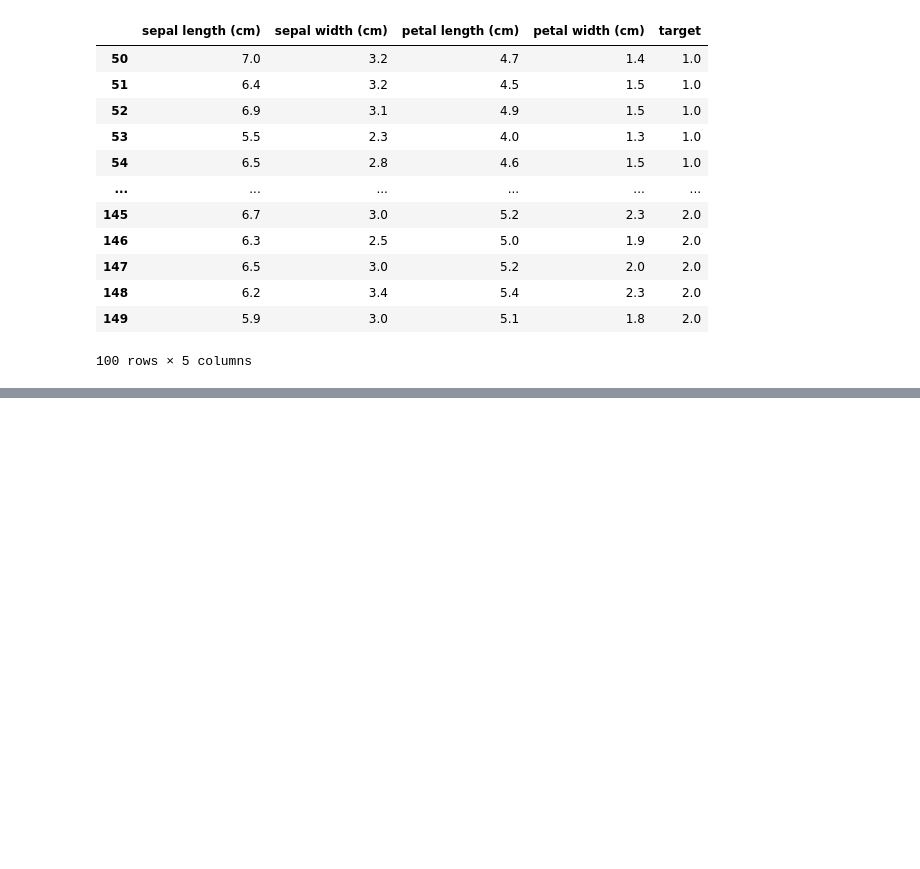
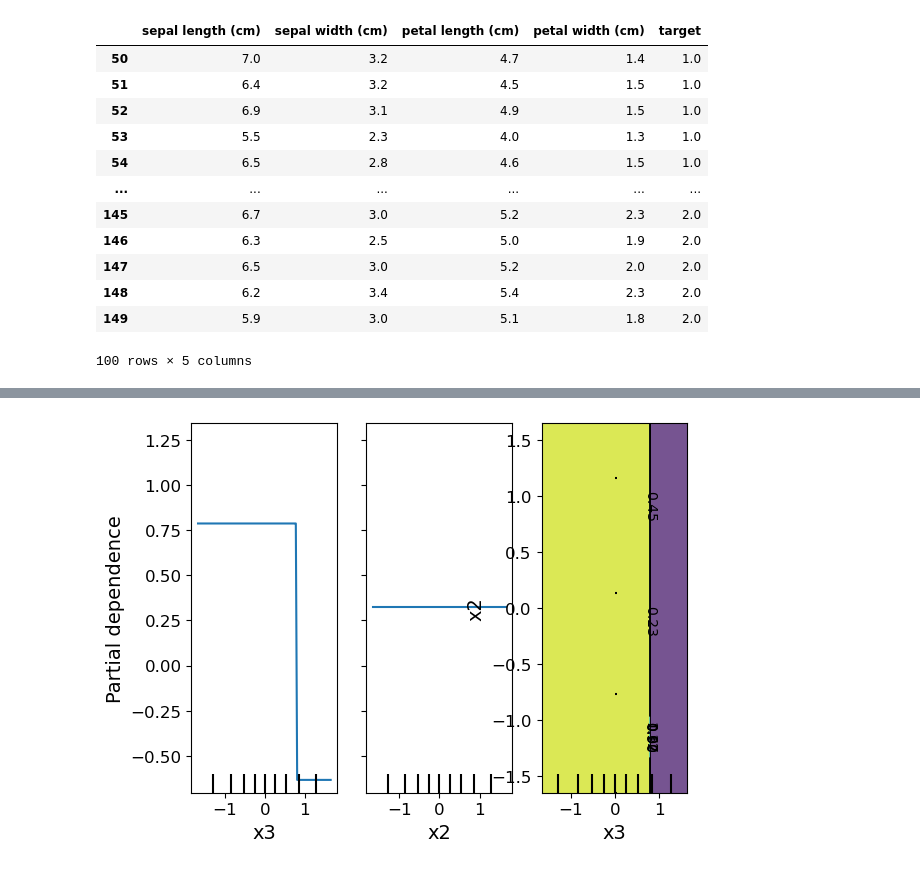
Before and after one commit to communitiesuk/auto-ml-pipeline, a Jupyter notebook: src/modelling/model_runs/classification_pipeline_run.ipynb, the cells around one changed output, grey strips where cells are left out. Drawn from its saved outputs; the diff is of its cells as text; code cells hidden in the pictures; blank space fills up the shorter version.

Commit message:
got basic classification plots working

```diff
--- a/src/modelling/model_runs/classification_pipeline_run.ipynb
+++ b/src/modelling/model_runs/classification_pipeline_run.ipynb
@@ -51,3 +51,19 @@ iris_data
 # see where it breaks, remove those bits of code temporarily and get the core pipeline working
 # build some logic into the broken bits of the code to run differently when a classification task is running, get the code working agian with all bits added back in
 # code the classification logic
+# %%
+from sklearn.ensemble import GradientBoostingClassifier
+from sklearn.inspection import PartialDependenceDisplay
+from sklearn.datasets import make_hastie_10_2
+import matplotlib.pyplot as plt
+
+X, y = make_hastie_10_2(random_state=0)
+
+
+iris = load_iris()
+mc_clf = GradientBoostingClassifier(n_estimators=10,
+    max_depth=1).fit(iris.data, iris.target)
+features = [3, 2, (3, 2)]
+PartialDependenceDisplay.from_estimator(mc_clf, X, features, target=0)
+plt.show()
+# %% [output]
@@ -54,3 +71,4 @@ iris_data
+[figure, added]
 # %%
 # target variables
 target_var_list = ["target"]
```
Also changed, not shown: parts of 3 cells of this notebook, 3 other files.
